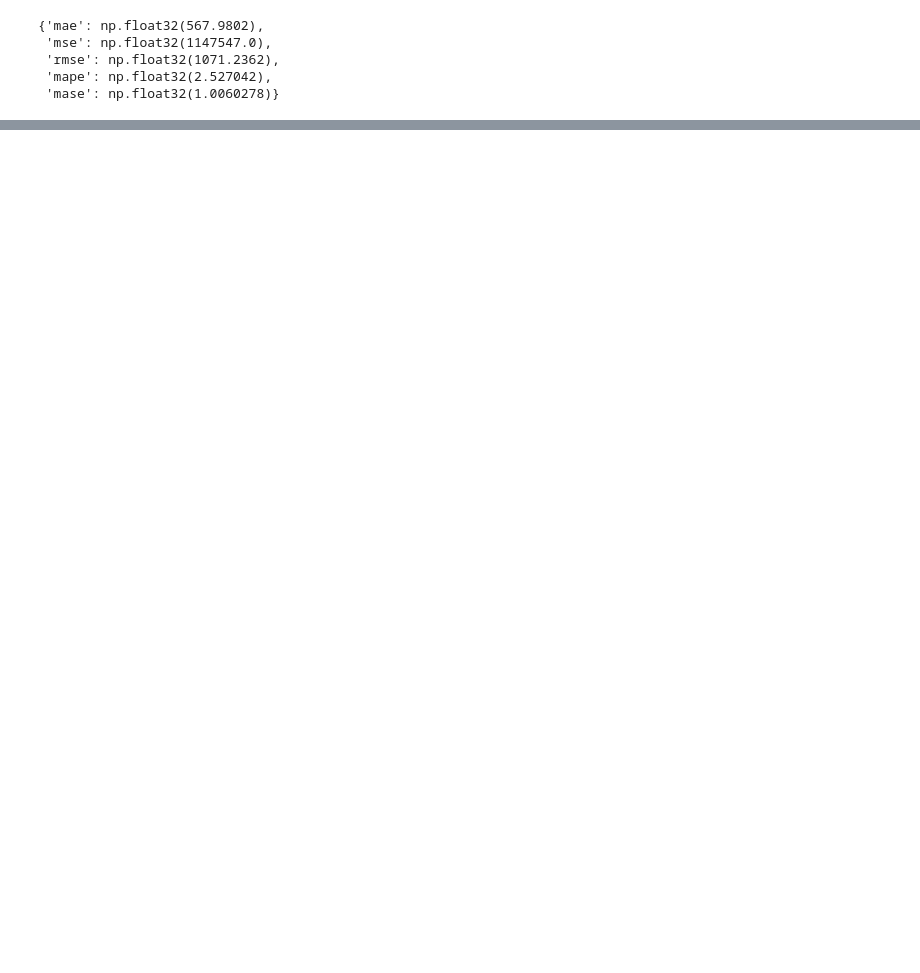
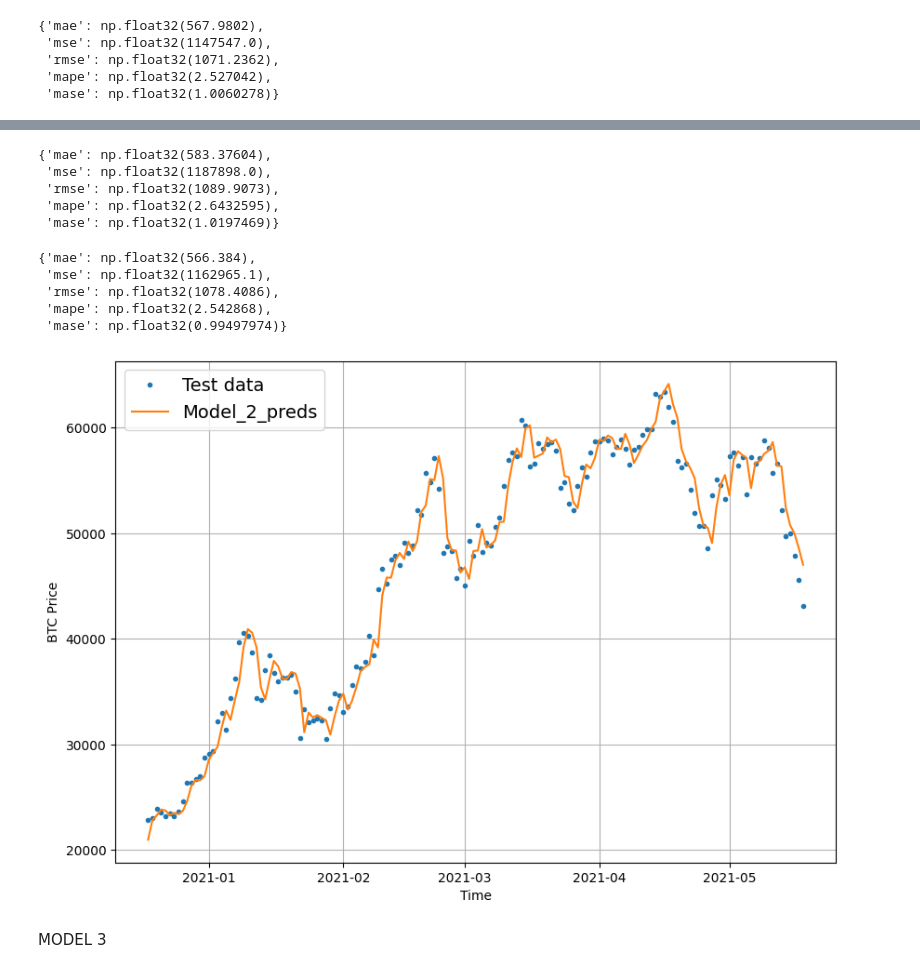
Before and after one commit to Prashanna-Raj-Pandit/NN-Time-series, a Jupyter notebook: BitPredict.ipynb, the cells around one changed output, grey strips where cells are left out. Drawn from its saved outputs; the diff is of its cells as text; code cells hidden in the pictures; blank space fills up the shorter version.

Commit message:
model 3

```diff
--- a/BitPredict.ipynb
+++ b/BitPredict.ipynb
@@ -532,0 +537,3 @@ plot_time_series(timesteps=x_test[-len(test_window):],values=model_1_preds,start
+# %%
+# make window data
+full_window,full_labels=make_windows(x=prices,window_size=WINDOW,horizon=HORIZON)
@@ -532,0 +558,2 @@ plot_time_series(timesteps=x_test[-len(test_window):],values=model_1_preds,start
+# %%
+train_windows,test_windows,train_labels,test_labels=make_train_test_split(window=full_window,labels=full_labels,test_split=0.2)
@@ -532,0 +601,3 @@ plot_time_series(timesteps=x_test[-len(test_window):],values=model_1_preds,start
+# %%
+model_2_loaded=tf.keras.models.load_model("model_experiments/Model_2_dense.keras")
+model_2_eval=model_2_loaded.evaluate(test_windows,test_labels)
@@ -532,0 +606,2 @@ plot_time_series(timesteps=x_test[-len(test_window):],values=model_1_preds,start
+# %%
+model_2_preds=make_preds(model_2_loaded,test_windows)
@@ -532,0 +610,26 @@ plot_time_series(timesteps=x_test[-len(test_window):],values=model_1_preds,start
+# %%
+model_2_results=evaluate_metrics(tf.squeeze(test_labels),model_2_preds)
+model_2_results
+# %% [output]
+{'mae': np.float32(583.37604),
+ 'mse': np.float32(1187898.0),
+ 'rmse': np.float32(1089.9073),
+ 'mape': np.float32(2.6432595),
+ 'mase': np.float32(1.0197469)}
+# %%
+model_1_results
+# %% [output]
+{'mae': np.float32(566.384),
+ 'mse': np.float32(1162965.1),
+ 'rmse': np.float32(1078.4086),
+ 'mape': np.float32(2.542868),
+ 'mase': np.float32(0.99497974)}
+# %%
+offset=400
+plt.figure(figsize=(10,7))
+plot_time_series(timesteps=x_test[-len(test_windows):],values=test_labels[:,0],start=offset,label="Test data")
+plot_time_series(timesteps=x_test[-len(test_windows):],values=model_2_preds,start=offset,label="Model_2_preds",format="-")
+# %% [output]
+[figure, added]
+# %% [markdown]
+MODEL 3
```
Also changed, not shown: parts of 33 cells of this notebook.
